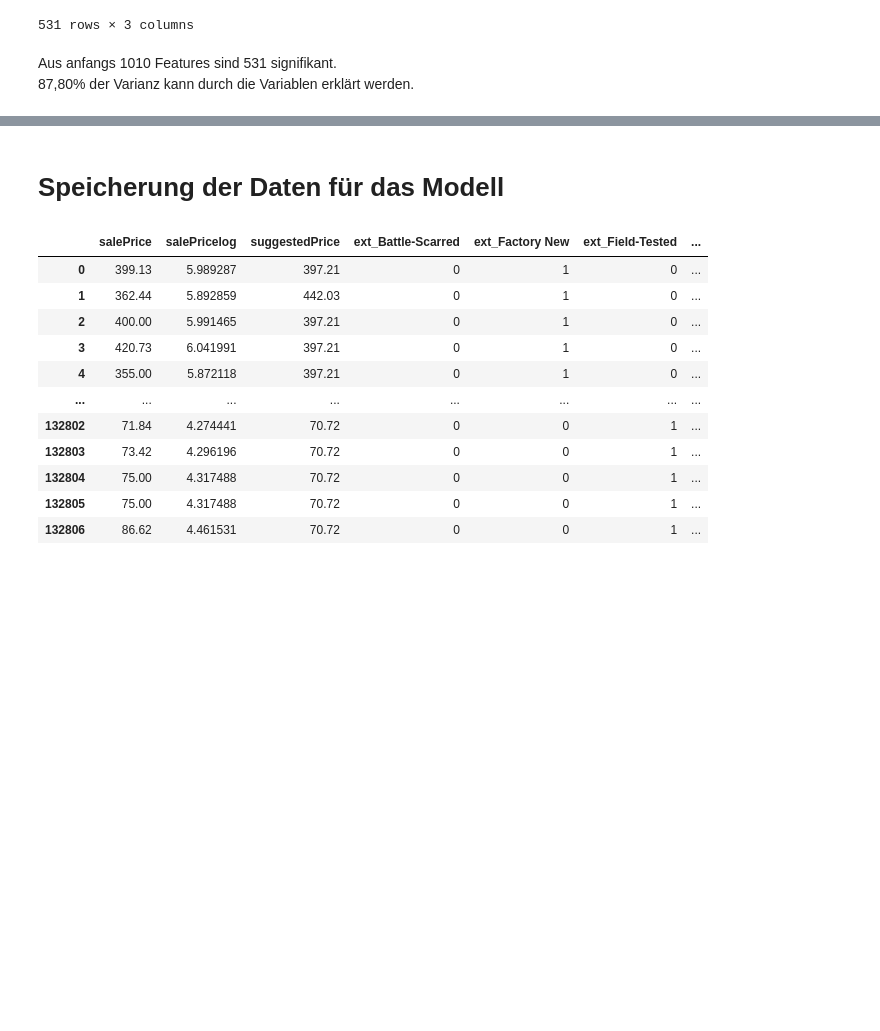
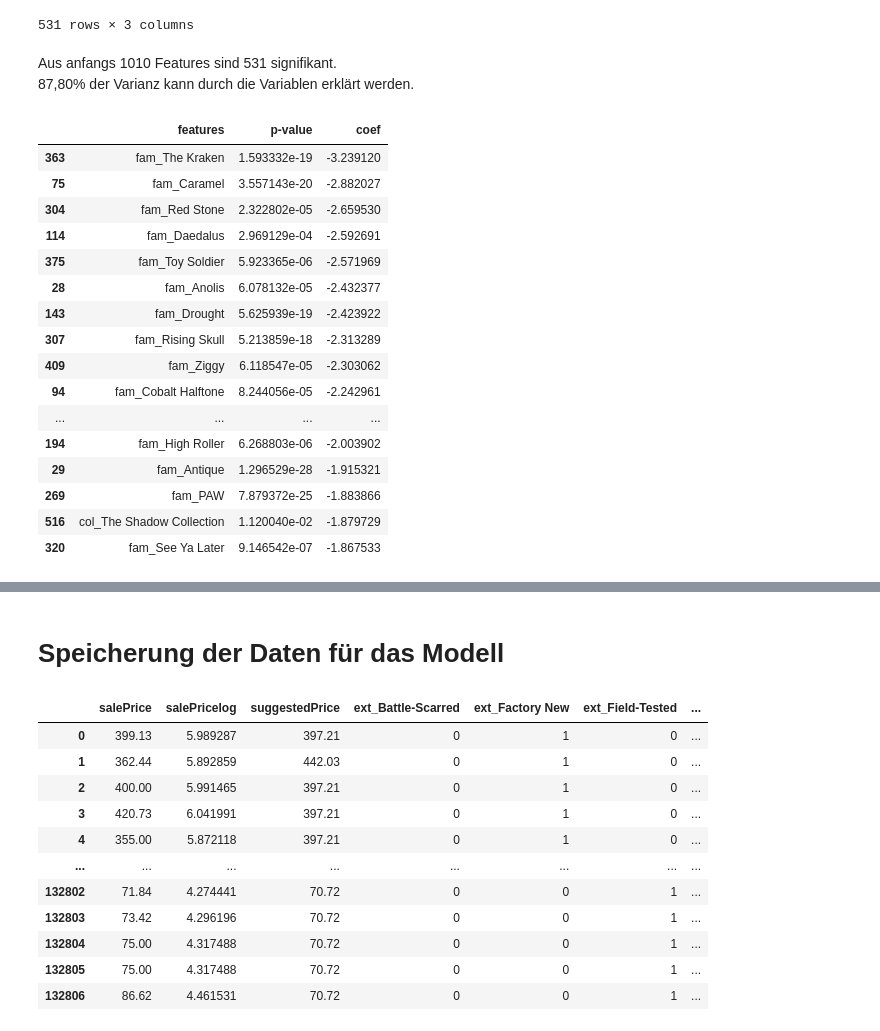
Before and after one commit to princessivy/Analyzing_CSGO_SkinPrices, a Jupyter notebook: CSGO_Significance_Testing.ipynb, the cells around one changed output, grey strips where cells are left out. Saved outputs shown, nothing was run; the diff lists cells and outputs as text; code cells hidden in the pictures; blank space fills up the shorter version.

```diff
--- a/CSGO_Significance_Testing.ipynb
+++ b/CSGO_Significance_Testing.ipynb
@@ -713,3 +741,24 @@ all_p_sig
 # %% [markdown]
 Aus anfangs 1010 Features sind 531 signifikant.
 87,80% der Varianz kann durch die Variablen erklärt werden.
+# %%
+# Die 20, die den preis am stärksten mindern
+all_p_sig.sort_values(by=['coef']).head(20)
+# %% [output]
+|  | features | p-value | coef |
+| 363 | fam_The Kraken | 1.593332e-19 | -3.239120 |
+| 75 | fam_Caramel | 3.557143e-20 | -2.882027 |
+| 304 | fam_Red Stone | 2.322802e-05 | -2.659530 |
+| 114 | fam_Daedalus | 2.969129e-04 | -2.592691 |
+| 375 | fam_Toy Soldier | 5.923365e-06 | -2.571969 |
+| 28 | fam_Anolis | 6.078132e-05 | -2.432377 |
+| 143 | fam_Drought | 5.625939e-19 | -2.423922 |
+| 307 | fam_Rising Skull | 5.213859e-18 | -2.313289 |
+| 409 | fam_Ziggy | 6.118547e-05 | -2.303062 |
+| 94 | fam_Cobalt Halftone | 8.244056e-05 | -2.242961 |
+| ... | ... | ... | ... |
+| 194 | fam_High Roller | 6.268803e-06 | -2.003902 |
+| 29 | fam_Antique | 1.296529e-28 | -1.915321 |
+| 269 | fam_PAW | 7.879372e-25 | -1.883866 |
+| 516 | col_The Shadow Collection | 1.120040e-02 | -1.879729 |
+| 320 | fam_See Ya Later | 9.146542e-07 | -1.867533 |
```
Also changed, not shown: parts of 17 cells of this notebook.
